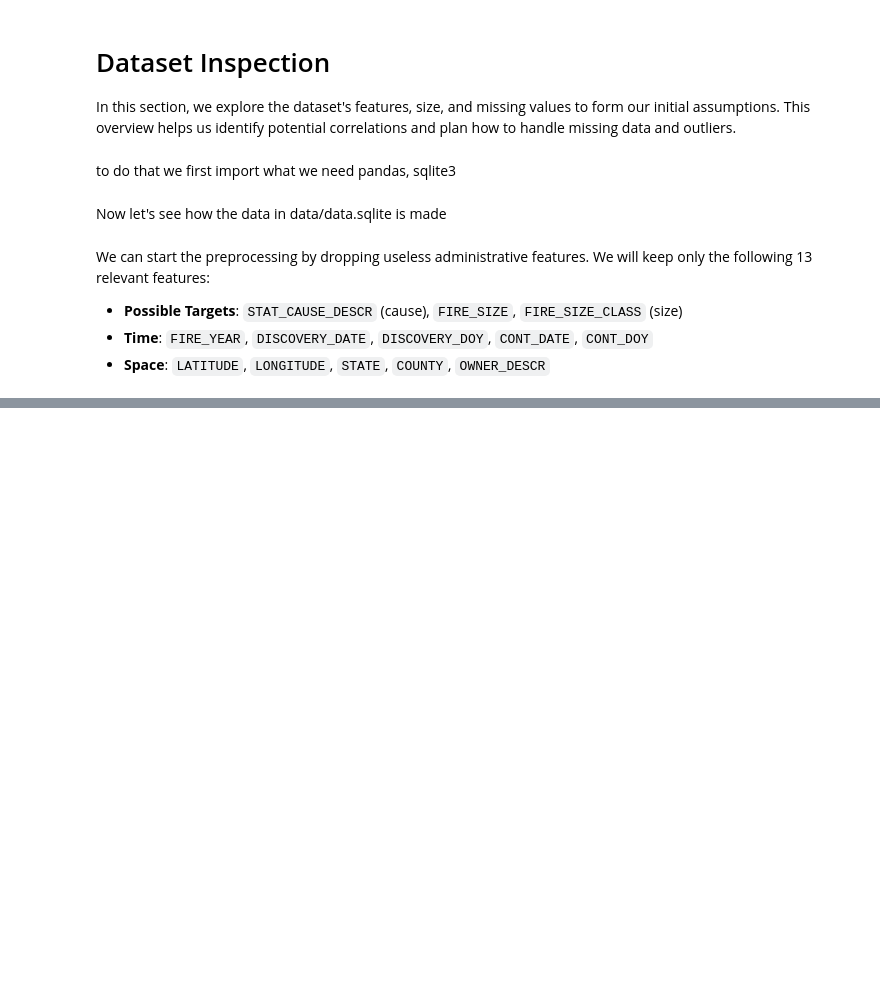
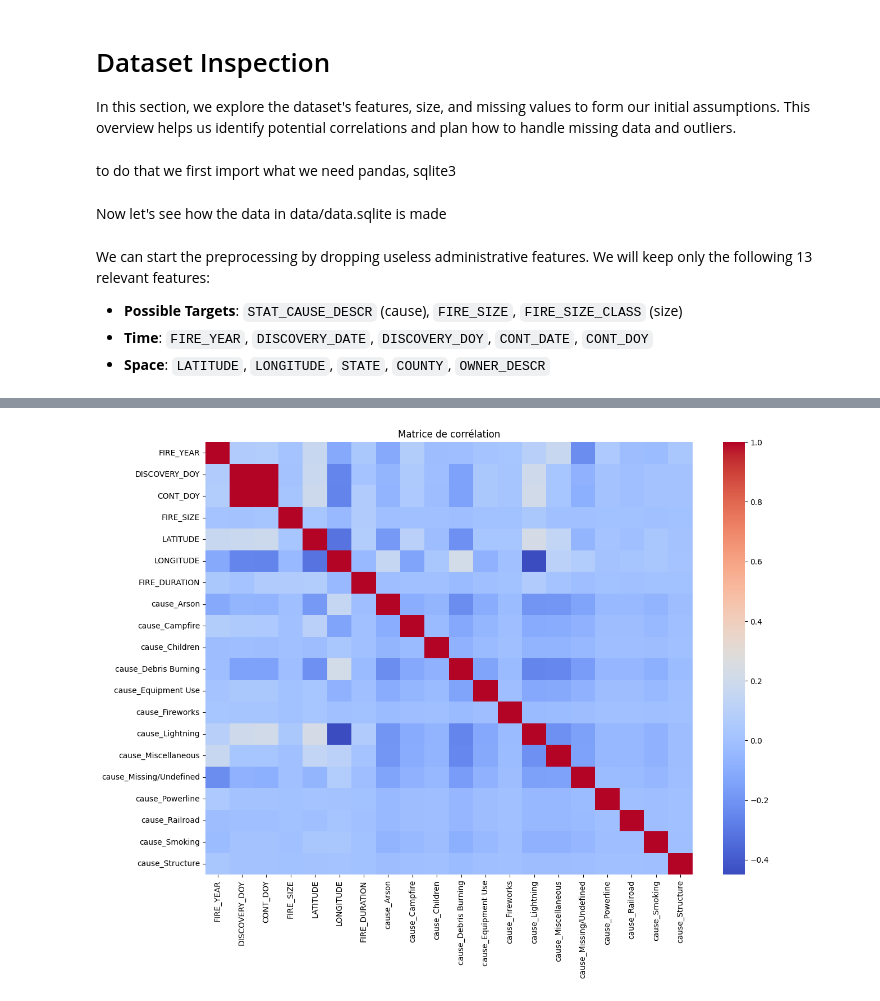
Before and after one commit to hramillon/HandOnML_S1_DKAI, a Jupyter notebook: notebooks/01_EDA.ipynb, the cells around one changed output, grey strips where cells are left out. Drawn from its saved outputs; the diff is of its cells as text; code cells hidden in the pictures; blank space fills up the shorter version.

```diff
--- a/notebooks/01_EDA.ipynb
+++ b/notebooks/01_EDA.ipynb
@@ -52,0 +59,11 @@ let's see what values are missing.
+# %%
+query = """
+SELECT
+    FIRE_YEAR, DISCOVERY_DATE, DISCOVERY_DOY, STAT_CAUSE_DESCR,
+    CONT_DATE, CONT_DOY, FIRE_SIZE, FIRE_SIZE_CLASS,
+    LATITUDE, LONGITUDE, STATE, COUNTY, OWNER_DESCR
+FROM Fires;
+"""
+
+df = pd.read_sql_query(query, db)
+print(df.isnull().sum())
@@ -52,0 +89,5 @@ let's see what values are missing.
+# %%
+df_clean = df.dropna()
+
+print(f"Lignes restantes : {len(df_clean)}")
+print(f"Pourcentage conservé : {round(len(df_clean) / len(df) * 100, 2)}%")
@@ -52,0 +104,25 @@ let's see what values are missing.
+# %%
+import pandas as pd
+import seaborn as sns
+import matplotlib.pyplot as plt
+
+# 1. Sélection des valeurs numériques
+numeric_cols = ['FIRE_YEAR', 'DISCOVERY_DOY', 'CONT_DOY', 'FIRE_SIZE', 'LATITUDE', 'LONGITUDE']
+df_numeric = df_clean[numeric_cols].copy()
+
+# 2. One-hot encoding sur les causes
+causes_ohe = pd.get_dummies(df_clean['STAT_CAUSE_DESCR'], prefix='cause')
+
+# 3. Ajout de la nouvelle feature
+df_numeric['FIRE_DURATION'] = df_clean['CONT_DATE'] - df_clean['DISCOVERY_DATE']
+
+# 4. Assemblage et Matrice de corrélation
+df_final = pd.concat([df_numeric, causes_ohe], axis=1)
+corr_matrix = df_final.corr()
+
+plt.figure(figsize=(14, 10))
+sns.heatmap(corr_matrix, cmap='coolwarm')
+plt.title("Matrice de corrélation")
+plt.show()
+# %% [output]
+[figure, added]
```
Also changed, not shown: parts of 8 cells of this notebook.
